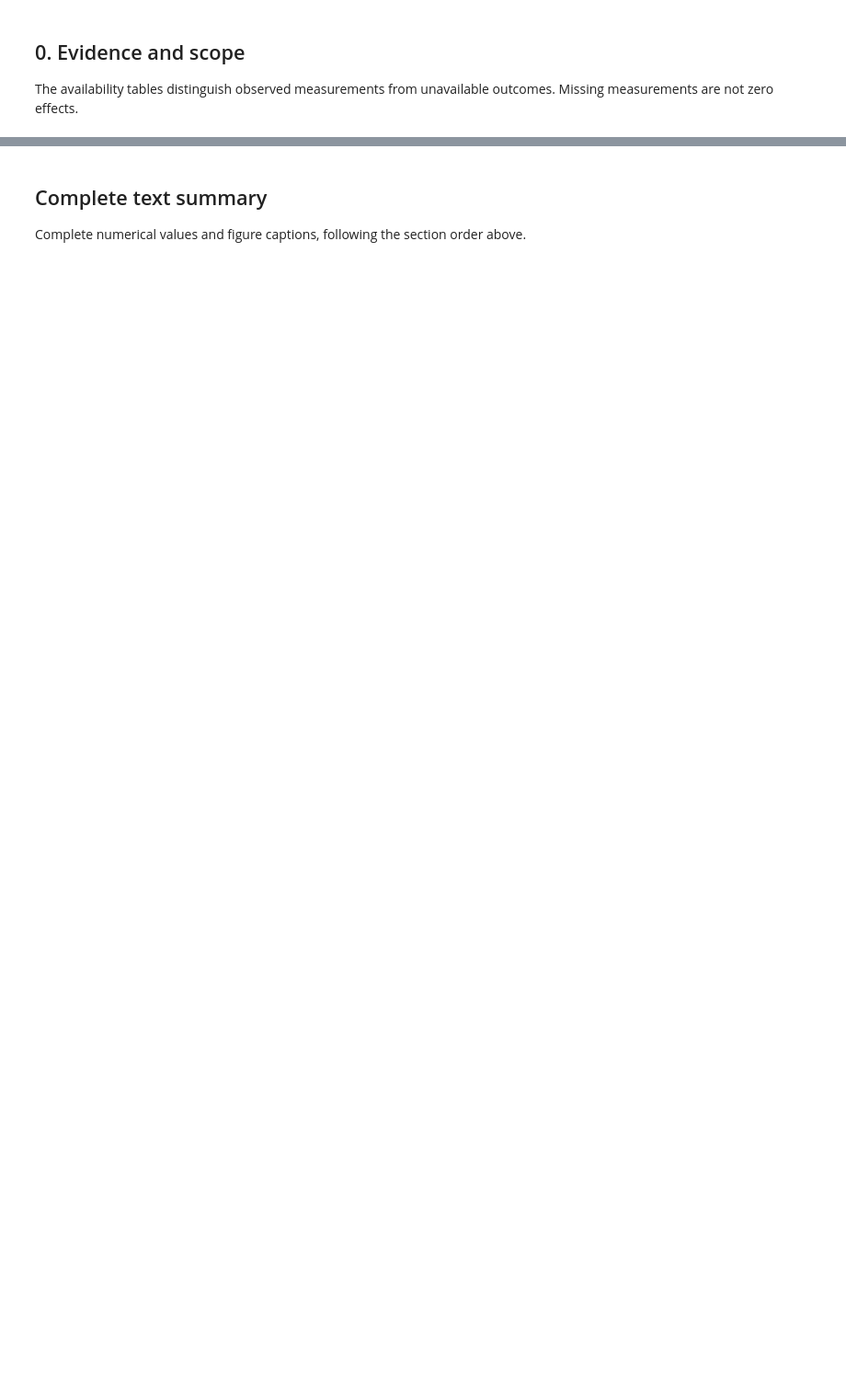
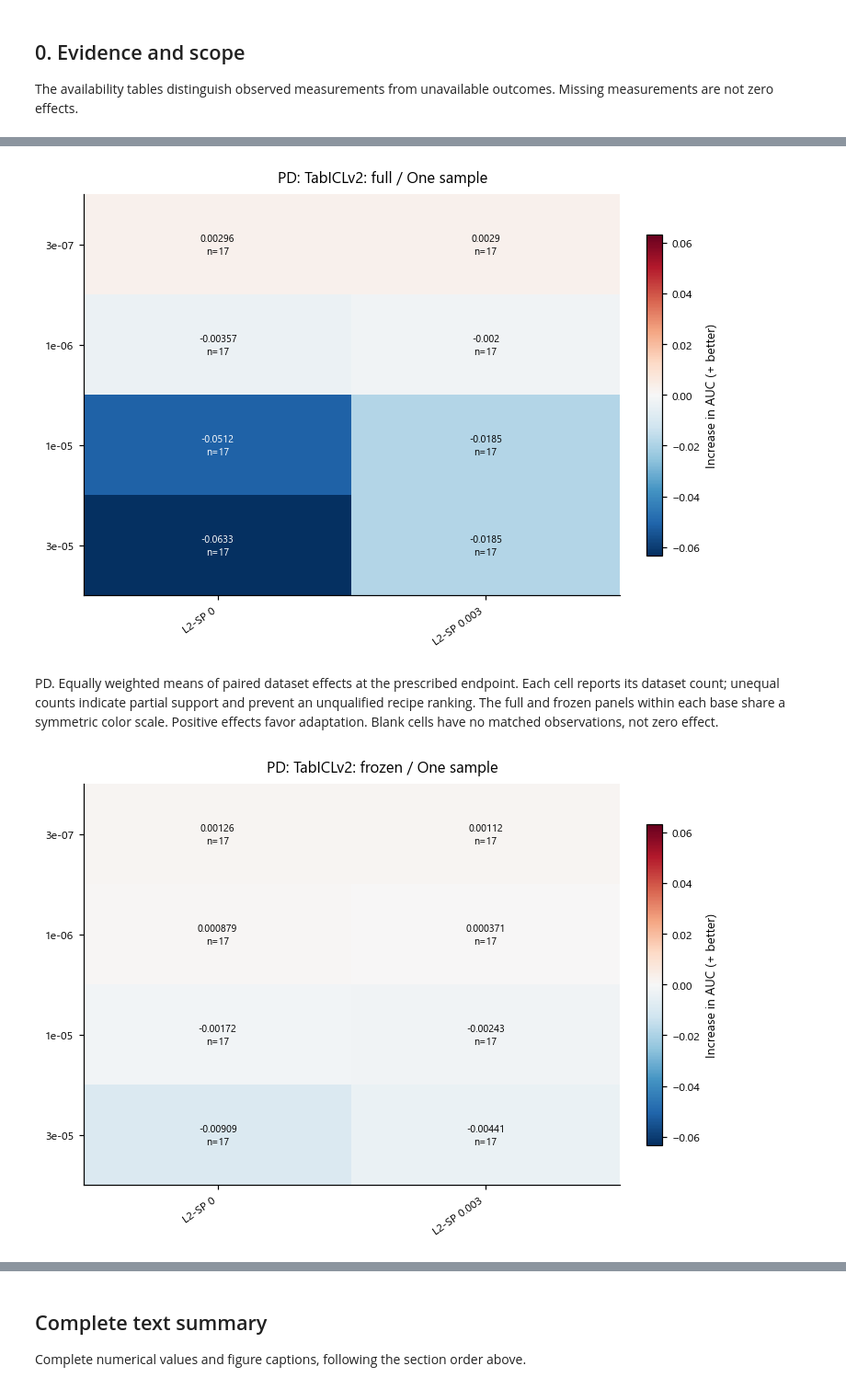
Before and after one commit to andreasgoethals/CreditPFN, a Jupyter notebook: notebooks/experiment1/03_results_pd.ipynb, the cells around one changed output, grey strips where cells are left out. Shown at 92% size. Cells and saved outputs as stored; diff of their text form; code cells hidden in the pictures; blank space fills up the shorter version.

```diff
--- a/notebooks/experiment1/03_results_pd.ipynb
+++ b/notebooks/experiment1/03_results_pd.ipynb
@@ -136,0 +58,9 @@ report.add('10. Limits of inference', 'One main training seed, shared held-out t
+# %%
+endpoint = cp.endpoint_effects(run)
+cp.show(sink, cp.plot_response_surfaces(endpoint, run.metric), track=run.track)
+cp.show(sink, pub.plot_recipe_distributions(endpoint, run.metric), track=run.track)
+report.add('2. Final effects across settings and datasets', cp.effect_summary(endpoint))
+# %% [output]
+[figure, added]
+PD. Equally weighted means of paired dataset effects at the prescribed endpoint. Each cell reports its dataset count; unequal counts indicate partial support and prevent an unqualified recipe ranking. The full and frozen panels within each base share a symmetric color scale. Positive effects favor adaptation. Blank cells have no matched observations, not zero effect.
+[figure, added]
```
Also changed, not shown: parts of 55 cells of this notebook, 29 other files.
